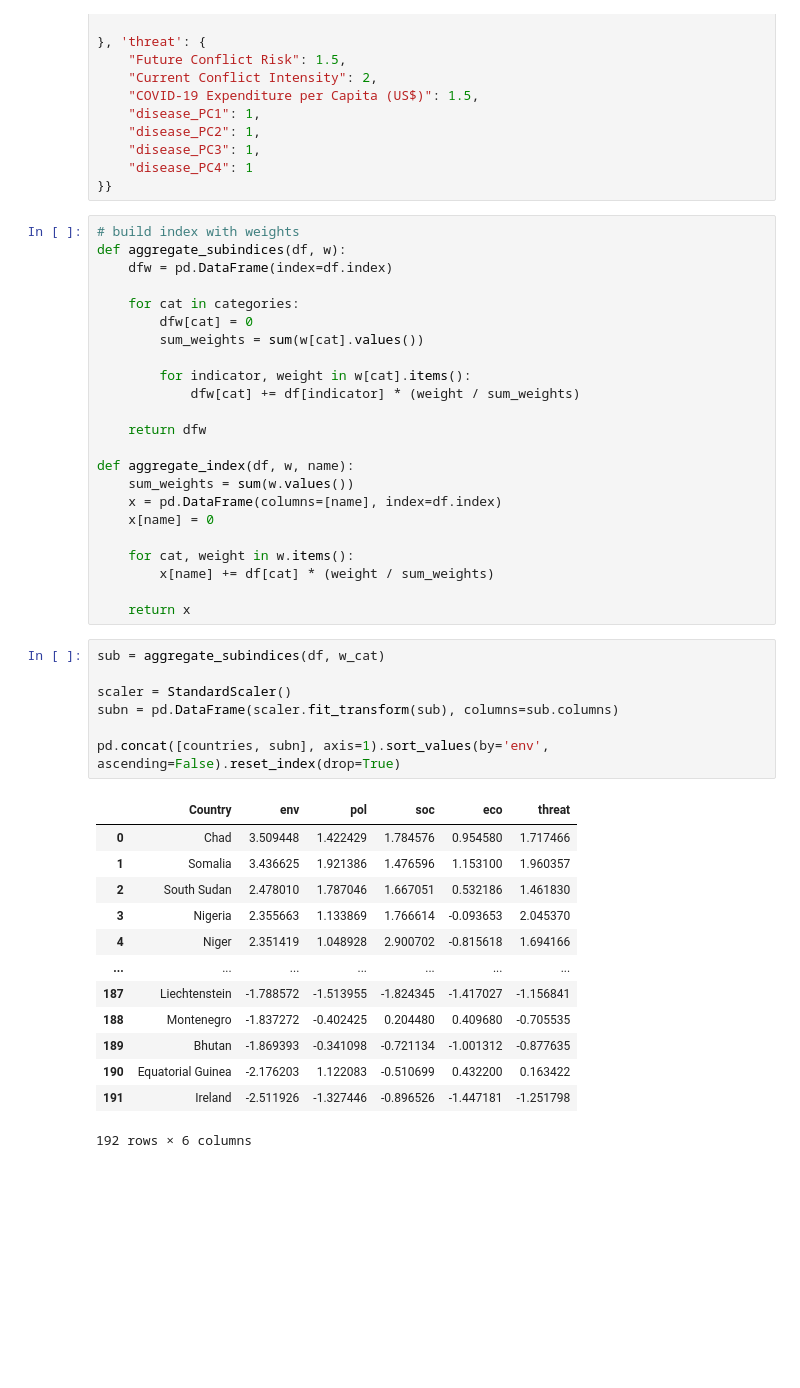
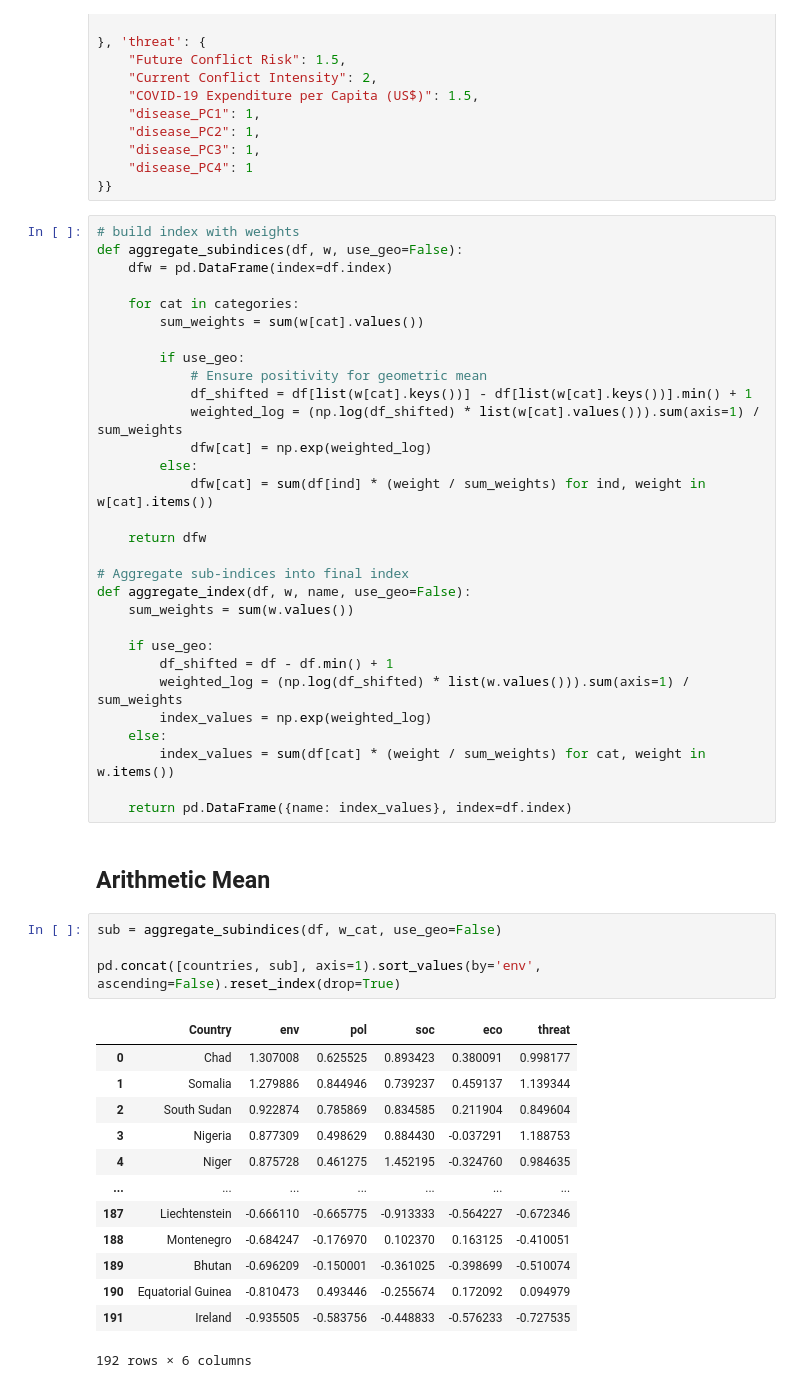
Before and after one commit to arth3mis/global-societal-endangerment-index, a Jupyter notebook: 6.1_weighting_aggregation.ipynb, the cells around one changed output. Cells and saved outputs as stored; diff of their text form; blank space fills up the shorter version.

```diff
--- a/6.1_weighting_aggregation.ipynb
+++ b/6.1_weighting_aggregation.ipynb
@@ -112,46 +113,52 @@ w_cat = {
 }}
 # %%
 # build index with weights
-def aggregate_subindices(df, w):
+def aggregate_subindices(df, w, use_geo=False):
     dfw = pd.DataFrame(index=df.index)
 
     for cat in categories:
-        dfw[cat] = 0
         sum_weights = sum(w[cat].values())
 
-        for indicator, weight in w[cat].items():
-            dfw[cat] += df[indicator] * (weight / sum_weights)
+        if use_geo:
+            # Ensure positivity for geometric mean
+            df_shifted = df[list(w[cat].keys())] - df[list(w[cat].keys())].min() + 1
+            weighted_log = (np.log(df_shifted) * list(w[cat].values())).sum(axis=1) / sum_weights
+            dfw[cat] = np.exp(weighted_log)
+        else:
+            dfw[cat] = sum(df[ind] * (weight / sum_weights) for ind, weight in w[cat].items())
 
     return dfw
 
-def aggregate_index(df, w, name):
+# Aggregate sub-indices into final index
+def aggregate_index(df, w, name, use_geo=False):
     sum_weights = sum(w.values())
-    x = pd.DataFrame(columns=[name], index=df.index)
-    x[name] = 0
 
-    for cat, weight in w.items():
-        x[name] += df[cat] * (weight / sum_weights)
+    if use_geo:
+        df_shifted = df - df.min() + 1
+        weighted_log = (np.log(df_shifted) * list(w.values())).sum(axis=1) / sum_weights
+        index_values = np.exp(weighted_log)
+    else:
+        index_values = sum(df[cat] * (weight / sum_weights) for cat, weight in w.items())
 
-    return x
+    return pd.DataFrame({name: index_values}, index=df.index)
+# %% [markdown]
+## Arithmetic Mean
 # %%
-sub = aggregate_subindices(df, w_cat)
+sub = aggregate_subindices(df, w_cat, use_geo=False)
 
-scaler = StandardScaler()
-subn = pd.DataFrame(scaler.fit_transform(sub), columns=sub.columns)
-
-pd.concat([countries, subn], axis=1).sort_values(by='env', ascending=False).reset_index(drop=True)
+pd.concat([countries, sub], axis=1).sort_values(by='env', ascending=False).reset_index(drop=True)
 # %% [output]
 |  | Country | env | pol | soc | eco | threat |
-| 0 | Chad | 3.509448 | 1.422429 | 1.784576 | 0.954580 | 1.717466 |
-| 1 | Somalia | 3.436625 | 1.921386 | 1.476596 | 1.153100 | 1.960357 |
-| 2 | South Sudan | 2.478010 | 1.787046 | 1.667051 | 0.532186 | 1.461830 |
-| 3 | Nigeria | 2.355663 | 1.133869 | 1.766614 | -0.093653 | 2.045370 |
-| 4 | Niger | 2.351419 | 1.048928 | 2.900702 | -0.815618 | 1.694166 |
+| 0 | Chad | 1.307008 | 0.625525 | 0.893423 | 0.380091 | 0.998177 |
+| 1 | Somalia | 1.279886 | 0.844946 | 0.739237 | 0.459137 | 1.139344 |
+| 2 | South Sudan | 0.922874 | 0.785869 | 0.834585 | 0.211904 | 0.849604 |
+| 3 | Nigeria | 0.877309 | 0.498629 | 0.884430 | -0.037291 | 1.188753 |
+| 4 | Niger | 0.875728 | 0.461275 | 1.452195 | -0.324760 | 0.984635 |
 | ... | ... | ... | ... | ... | ... | ... |
-| 187 | Liechtenstein | -1.788572 | -1.513955 | -1.824345 | -1.417027 | -1.156841 |
-| 188 | Montenegro | -1.837272 | -0.402425 | 0.204480 | 0.409680 | -0.705535 |
-| 189 | Bhutan | -1.869393 | -0.341098 | -0.721134 | -1.001312 | -0.877635 |
-| 190 | Equatorial Guinea | -2.176203 | 1.122083 | -0.510699 | 0.432200 | 0.163422 |
-| 191 | Ireland | -2.511926 | -1.327446 | -0.896526 | -1.447181 | -1.251798 |
+| 187 | Liechtenstein | -0.666110 | -0.665775 | -0.913333 | -0.564227 | -0.672346 |
+| 188 | Montenegro | -0.684247 | -0.176970 | 0.102370 | 0.163125 | -0.410051 |
+| 189 | Bhutan | -0.696209 | -0.150001 | -0.361025 | -0.398699 | -0.510074 |
+| 190 | Equatorial Guinea | -0.810473 | 0.493446 | -0.255674 | 0.172092 | 0.094979 |
+| 191 | Ireland | -0.935505 | -0.583756 | -0.448833 | -0.576233 | -0.727535 |
 192 rows × 6 columns
 # %%
```
Also changed, not shown: parts of 17 cells of this notebook, 1 other file.
